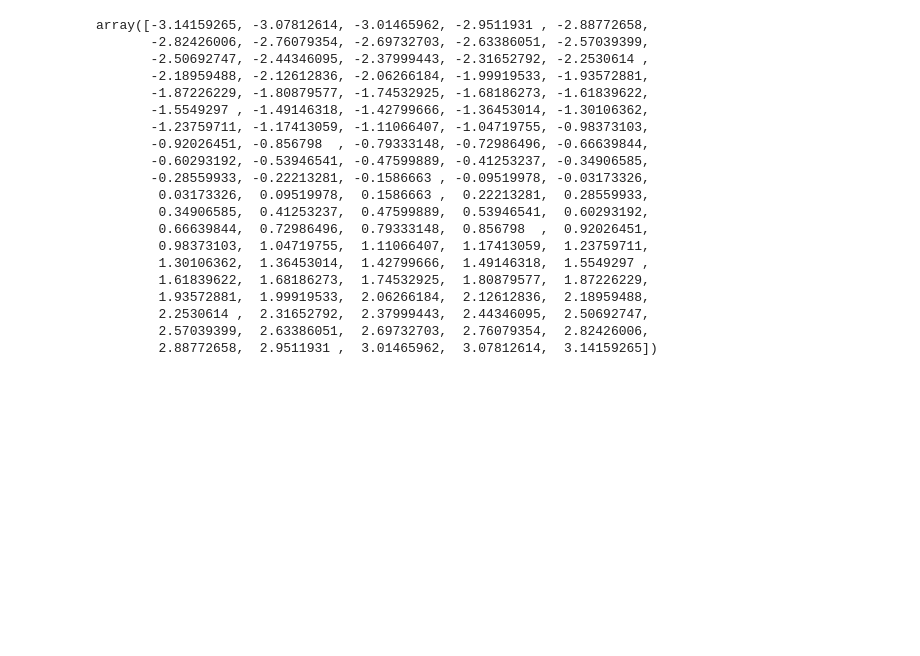
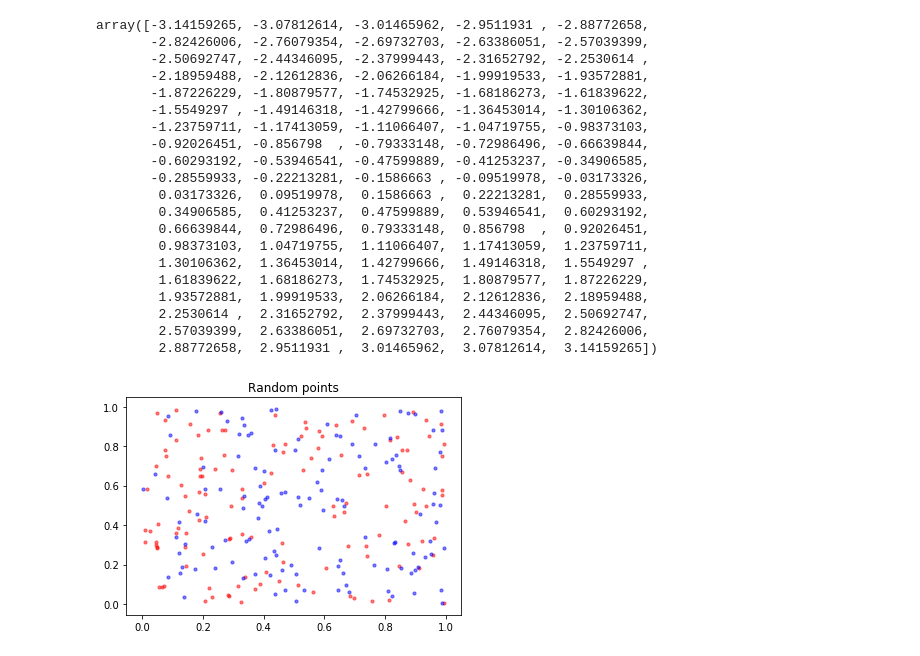
Before and after one commit to maxazure/IT819, a Jupyter notebook: code/testing_fun.ipynb, the cells around one changed output. Cells and saved outputs as stored; diff of their text form; code cells hidden in the pictures; blank space fills up the shorter version.

```diff
--- a/code/testing_fun.ipynb
+++ b/code/testing_fun.ipynb
@@ -140,3 +140,25 @@ array([-3.14159265, -3.07812614, -3.01465962, -2.9511931 , -2.88772658,
         2.2530614 ,  2.31652792,  2.37999443,  2.44346095,  2.50692747,
         2.57039399,  2.63386051,  2.69732703,  2.76079354,  2.82426006,
         2.88772658,  2.9511931 ,  3.01465962,  3.07812614,  3.14159265])
+# %%
+
+import matplotlib.pyplot as plt
+import numpy as np
+
+# linspace 第一个参数序列起始值, 第二个参数序列结束值,第三个参数为样本数默认50
+x = np.random.rand(130)
+
+y = np.random.rand(130)
+plt.title("Random points")
+plt.scatter(x, y, c='r', s=10, alpha=0.5)
+
+x = np.random.rand(130)
+
+y = np.random.rand(130)
+
+plt.scatter(x, y, c='b', s=10, alpha=0.5)
+#plt.plot(x, y)
+
+plt.show()
+# %% [output]
+[figure, added]
```
Also changed, not shown: 5 other files.
